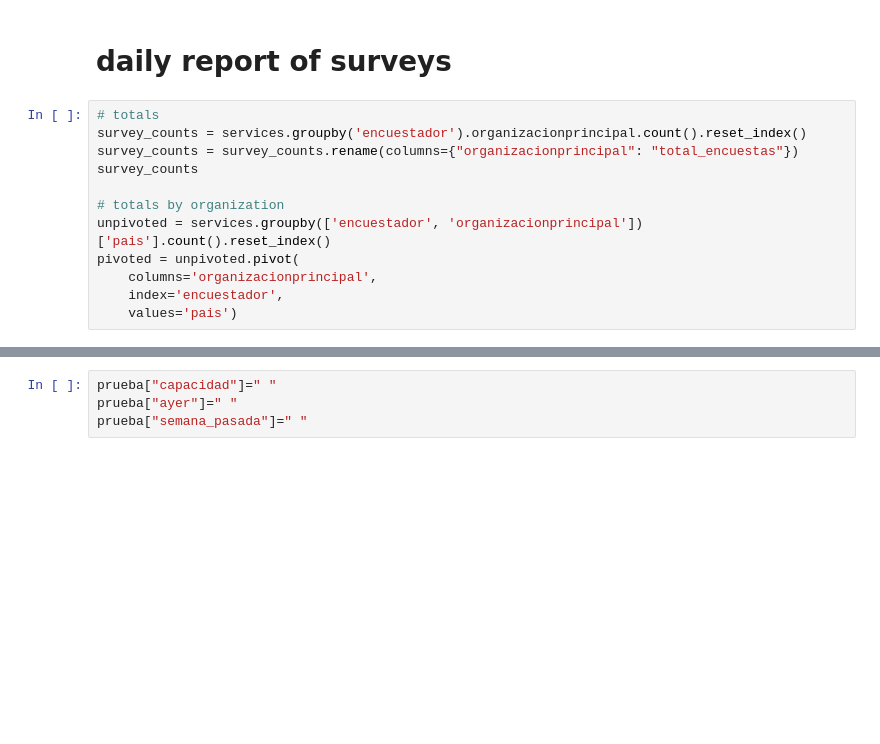
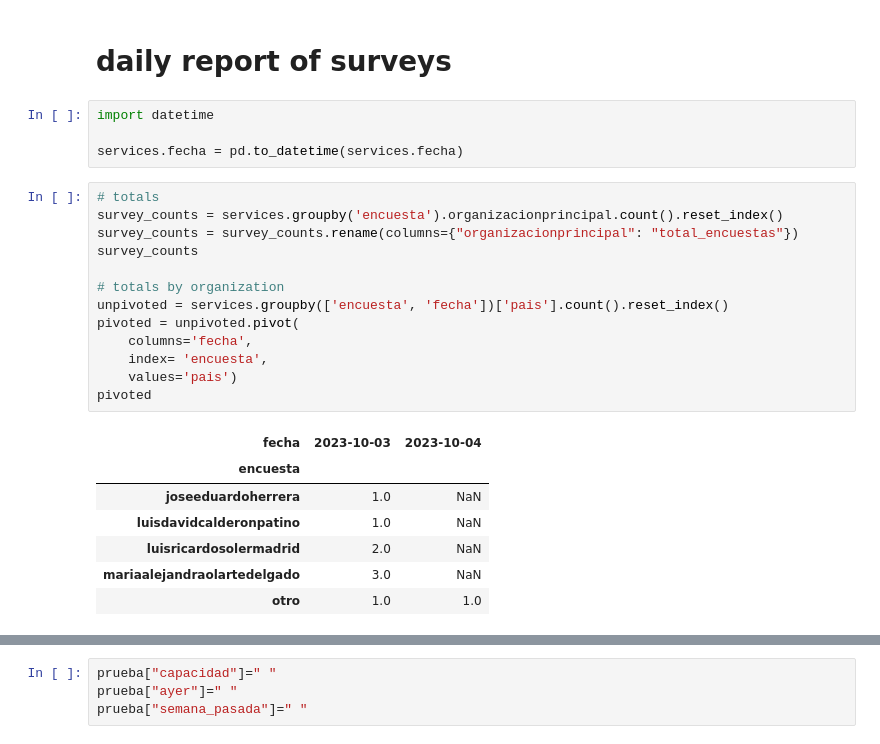
Before and after one commit to maolarte/Aurora, a Jupyter notebook: services.ipynb, the cells around one changed output, grey strips where cells are left out. Drawn from its saved outputs; the diff is of its cells as text; blank space fills up the shorter version.

```diff
--- a/services.ipynb
+++ b/services.ipynb
@@ -289,18 +295,31 @@ exportToFile(output_df, "csv", "output")
 data export to output.csv
 # %% [markdown]
 # daily report of surveys
+# %%
+import datetime
+
+services.fecha = pd.to_datetime(services.fecha)
 # %%
 # totals
-survey_counts = services.groupby('encuestador').organizacionprincipal.count().reset_index()
+survey_counts = services.groupby('encuesta').organizacionprincipal.count().reset_index()
 survey_counts = survey_counts.rename(columns={"organizacionprincipal": "total_encuestas"})
 survey_counts
 
 # totals by organization
-unpivoted = services.groupby(['encuestador', 'organizacionprincipal'])['pais'].count().reset_index()
+unpivoted = services.groupby(['encuesta', 'fecha'])['pais'].count().reset_index()
 pivoted = unpivoted.pivot(
-    columns='organizacionprincipal',
-    index='encuestador',
+    columns='fecha',
+    index= 'encuesta',
     values='pais')
+pivoted
+# %% [output]
+| fecha | 2023-10-03 | 2023-10-04 |
+| encuesta |  |  |
+| joseeduardoherrera | 1.0 | NaN |
+| luisdavidcalderonpatino | 1.0 | NaN |
+| luisricardosolermadrid | 2.0 | NaN |
+| mariaalejandraolartedelgado | 3.0 | NaN |
+| otro | 1.0 | 1.0 |
 # %%
 #capacity vs attentions
 services['servicios'] = services['servicios'].str.split(' ')
```
Also changed, not shown: parts of 10 cells of this notebook.
